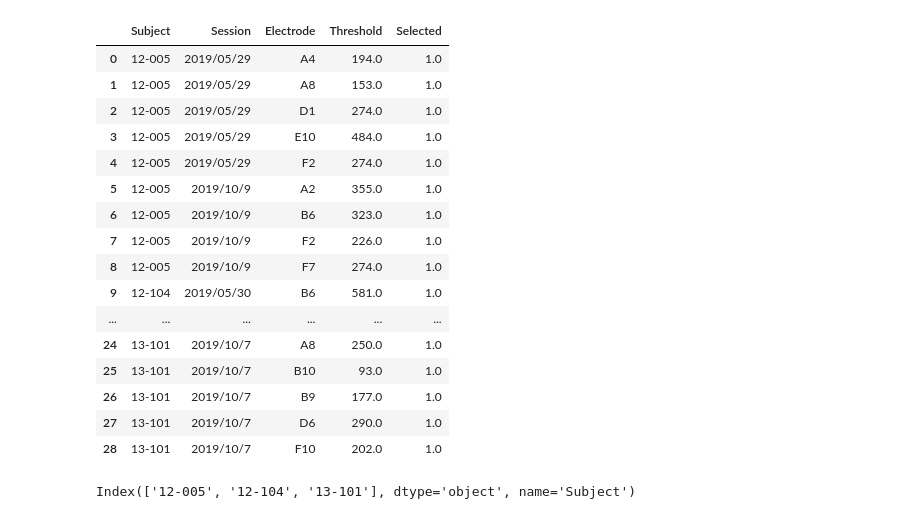
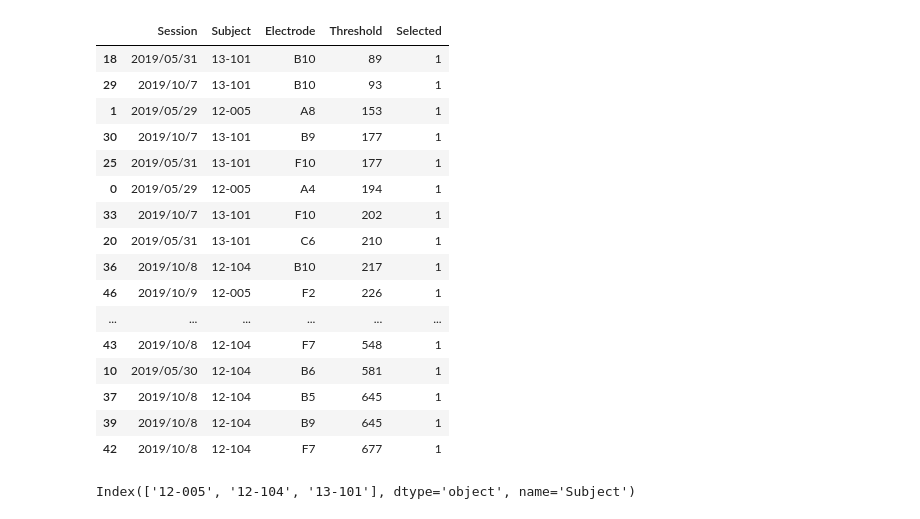
Before and after one commit to VisCog/Argus_current_spread, a Jupyter notebook: Python/code/Table-3.ipynb, the cells around one changed output. Drawn from its saved outputs; the diff is of its cells as text; code cells hidden in the pictures.

```diff
--- a/Python/code/Table-3.ipynb
+++ b/Python/code/Table-3.ipynb
@@ -16,5 +19,7 @@ outpath = op.join(scriptpath, 'data')
 filename = 'stimulation_thresholds.csv'
 df = pd.read_csv(op.join(outpath,'experiment_notes',filename))
 df.columns = df.columns.str.strip()
+
+df= df.rename(columns= {'Patient No':'Subject'})
 # %%
 # Remove the ones not used in the double electrode experiment
@@ -32,24 +46,24 @@ avg_data = (df
 # %%
 # individual electrodes
-avg_data.reset_index()
+df.sort_values(by = ['Threshold'])
 # %% [output]
-|  | Subject | Session | Electrode | Threshold | Selected |
-| 0 | 12-005 | 2019/05/29 | A4 | 194.0 | 1.0 |
-| 1 | 12-005 | 2019/05/29 | A8 | 153.0 | 1.0 |
-| 2 | 12-005 | 2019/05/29 | D1 | 274.0 | 1.0 |
-| 3 | 12-005 | 2019/05/29 | E10 | 484.0 | 1.0 |
-| 4 | 12-005 | 2019/05/29 | F2 | 274.0 | 1.0 |
-| 5 | 12-005 | 2019/10/9 | A2 | 355.0 | 1.0 |
-| 6 | 12-005 | 2019/10/9 | B6 | 323.0 | 1.0 |
-| 7 | 12-005 | 2019/10/9 | F2 | 226.0 | 1.0 |
-| 8 | 12-005 | 2019/10/9 | F7 | 274.0 | 1.0 |
-| 9 | 12-104 | 2019/05/30 | B6 | 581.0 | 1.0 |
+|  | Session | Subject | Electrode | Threshold | Selected |
+| 18 | 2019/05/31 | 13-101 | B10 | 89 | 1 |
+| 29 | 2019/10/7 | 13-101 | B10 | 93 | 1 |
+| 1 | 2019/05/29 | 12-005 | A8 | 153 | 1 |
+| 30 | 2019/10/7 | 13-101 | B9 | 177 | 1 |
+| 25 | 2019/05/31 | 13-101 | F10 | 177 | 1 |
+| 0 | 2019/05/29 | 12-005 | A4 | 194 | 1 |
+| 33 | 2019/10/7 | 13-101 | F10 | 202 | 1 |
+| 20 | 2019/05/31 | 13-101 | C6 | 210 | 1 |
+| 36 | 2019/10/8 | 12-104 | B10 | 217 | 1 |
+| 46 | 2019/10/9 | 12-005 | F2 | 226 | 1 |
 | ... | ... | ... | ... | ... | ... |
-| 24 | 13-101 | 2019/10/7 | A8 | 250.0 | 1.0 |
-| 25 | 13-101 | 2019/10/7 | B10 | 93.0 | 1.0 |
-| 26 | 13-101 | 2019/10/7 | B9 | 177.0 | 1.0 |
-| 27 | 13-101 | 2019/10/7 | D6 | 290.0 | 1.0 |
-| 28 | 13-101 | 2019/10/7 | F10 | 202.0 | 1.0 |
+| 43 | 2019/10/8 | 12-104 | F7 | 548 | 1 |
+| 10 | 2019/05/30 | 12-104 | B6 | 581 | 1 |
+| 37 | 2019/10/8 | 12-104 | B5 | 645 | 1 |
+| 39 | 2019/10/8 | 12-104 | B9 | 645 | 1 |
+| 42 | 2019/10/8 | 12-104 | F7 | 677 | 1 |
 # %%
 medians = (avg_data
 .groupby(['Subject'])
```
Also changed, not shown: parts of 4 cells of this notebook, 4 other files.
